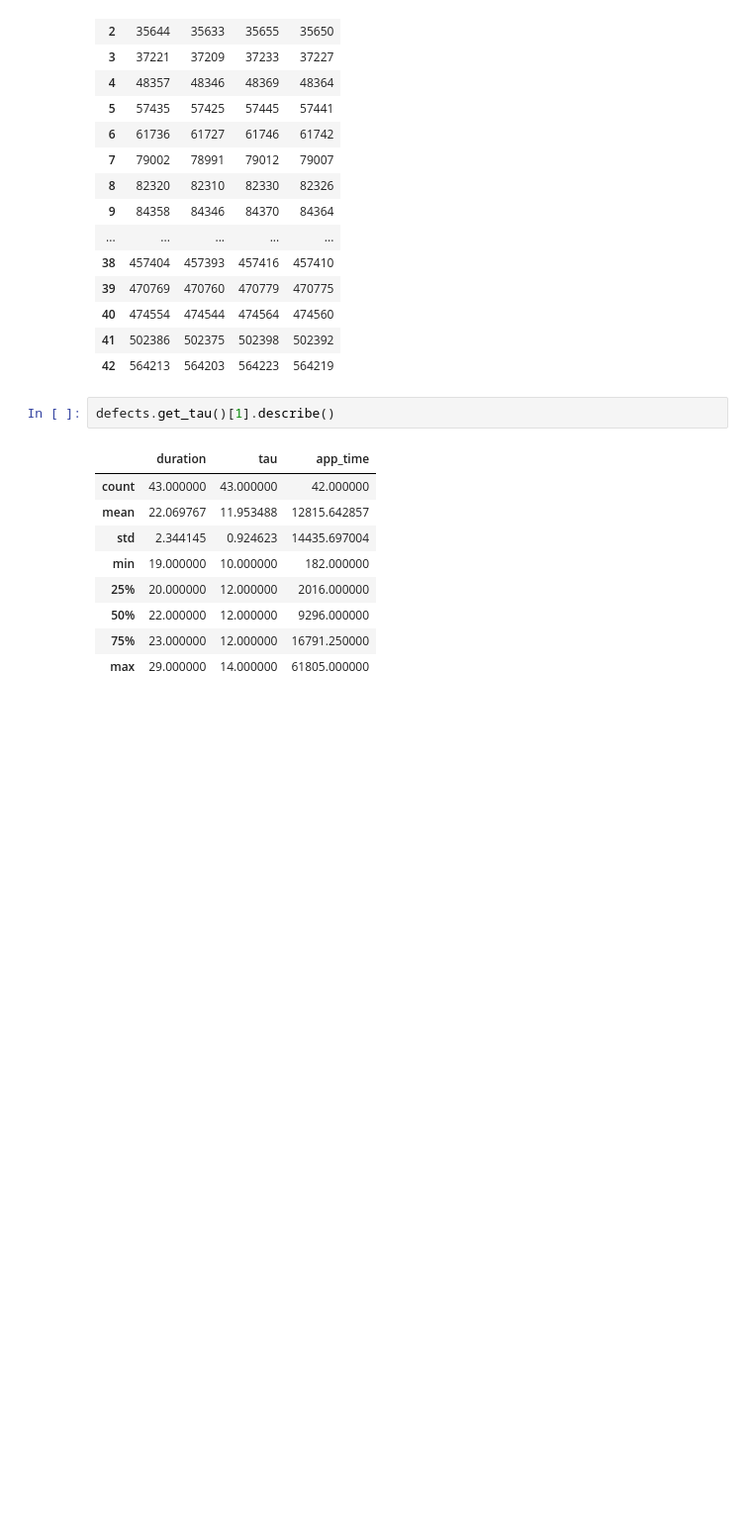
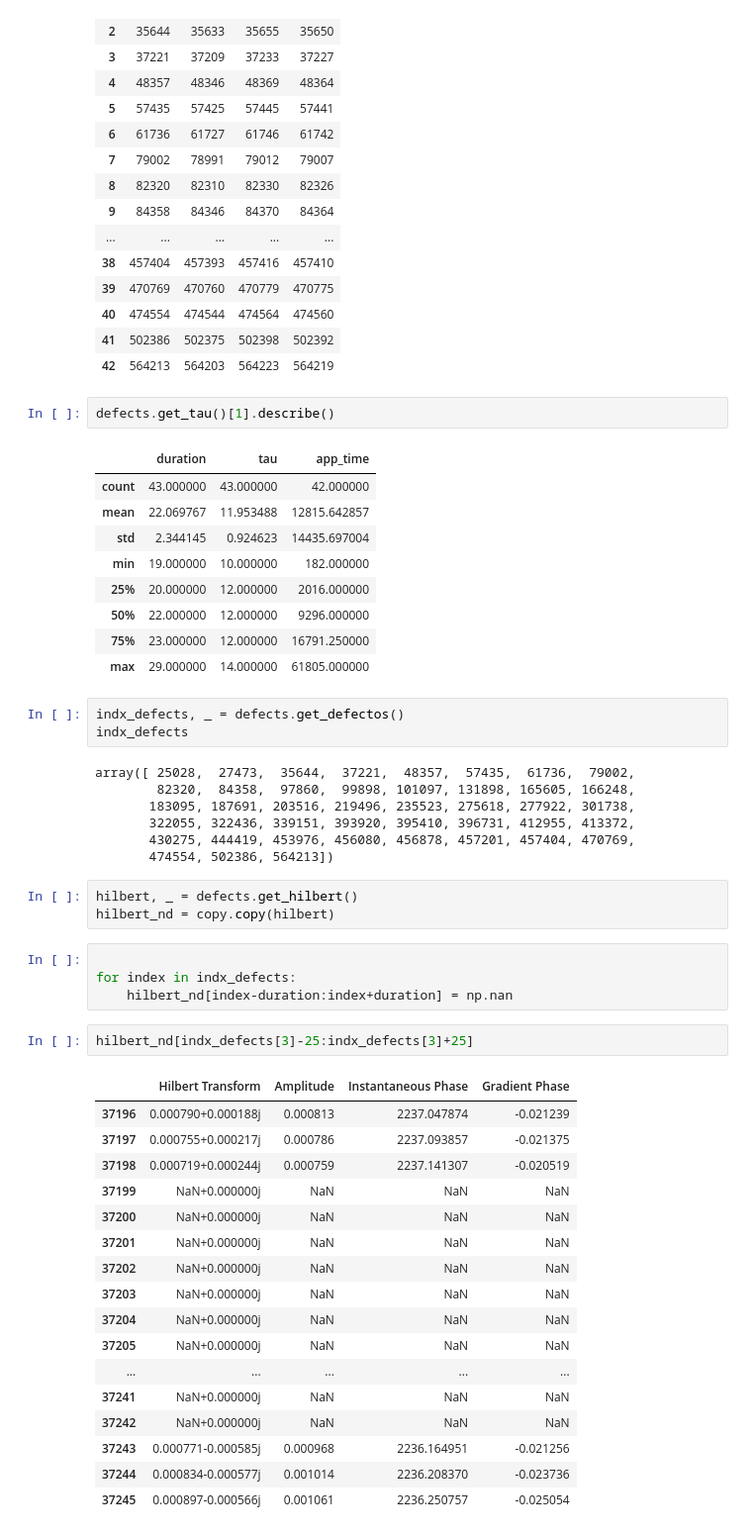
Before and after one commit to consuelorojas/Tesis, a Jupyter notebook: Notebooks/test_caract.ipynb, the cells around one changed output. Shown at 99% size. Cells and saved outputs as stored; diff of their text form; blank space fills up the shorter version.

Commit message:
test eliminar defectos de onda

```diff
--- a/Notebooks/test_caract.ipynb
+++ b/Notebooks/test_caract.ipynb
@@ -278,3 +279,40 @@ defects.get_tau()[1].describe()
 | 50% | 22.000000 | 12.000000 | 9296.000000 |
 | 75% | 23.000000 | 12.000000 | 16791.250000 |
 | max | 29.000000 | 14.000000 | 61805.000000 |
+# %%
+indx_defects, _ = defects.get_defectos()
+indx_defects
+# %% [output]
+array([ 25028,  27473,  35644,  37221,  48357,  57435,  61736,  79002,
+        82320,  84358,  97860,  99898, 101097, 131898, 165605, 166248,
+       183095, 187691, 203516, 219496, 235523, 275618, 277922, 301738,
+       322055, 322436, 339151, 393920, 395410, 396731, 412955, 413372,
+       430275, 444419, 453976, 456080, 456878, 457201, 457404, 470769,
+       474554, 502386, 564213])
+# %%
+hilbert, _ = defects.get_hilbert()
+hilbert_nd = copy.copy(hilbert)
+# %%
+
+for index in indx_defects:
+    hilbert_nd[index-duration:index+duration] = np.nan
+# %%
+hilbert_nd[indx_defects[3]-25:indx_defects[3]+25]
+# %% [output]
+|  | Hilbert Transform | Amplitude | Instantaneous Phase | Gradient Phase |
+| 37196 | 0.000790+0.000188j | 0.000813 | 2237.047874 | -0.021239 |
+| 37197 | 0.000755+0.000217j | 0.000786 | 2237.093857 | -0.021375 |
+| 37198 | 0.000719+0.000244j | 0.000759 | 2237.141307 | -0.020519 |
+| 37199 | NaN+0.000000j | NaN | NaN | NaN |
+| 37200 | NaN+0.000000j | NaN | NaN | NaN |
+| 37201 | NaN+0.000000j | NaN | NaN | NaN |
+| 37202 | NaN+0.000000j | NaN | NaN | NaN |
+| 37203 | NaN+0.000000j | NaN | NaN | NaN |
+| 37204 | NaN+0.000000j | NaN | NaN | NaN |
+| 37205 | NaN+0.000000j | NaN | NaN | NaN |
+| ... | ... | ... | ... | ... |
+| 37241 | NaN+0.000000j | NaN | NaN | NaN |
+| 37242 | NaN+0.000000j | NaN | NaN | NaN |
+| 37243 | 0.000771-0.000585j | 0.000968 | 2236.164951 | -0.021256 |
+| 37244 | 0.000834-0.000577j | 0.001014 | 2236.208370 | -0.023736 |
+| 37245 | 0.000897-0.000566j | 0.001061 | 2236.250757 | -0.025054 |
```
Also changed, not shown: parts of 5 cells of this notebook, 3 other files.
